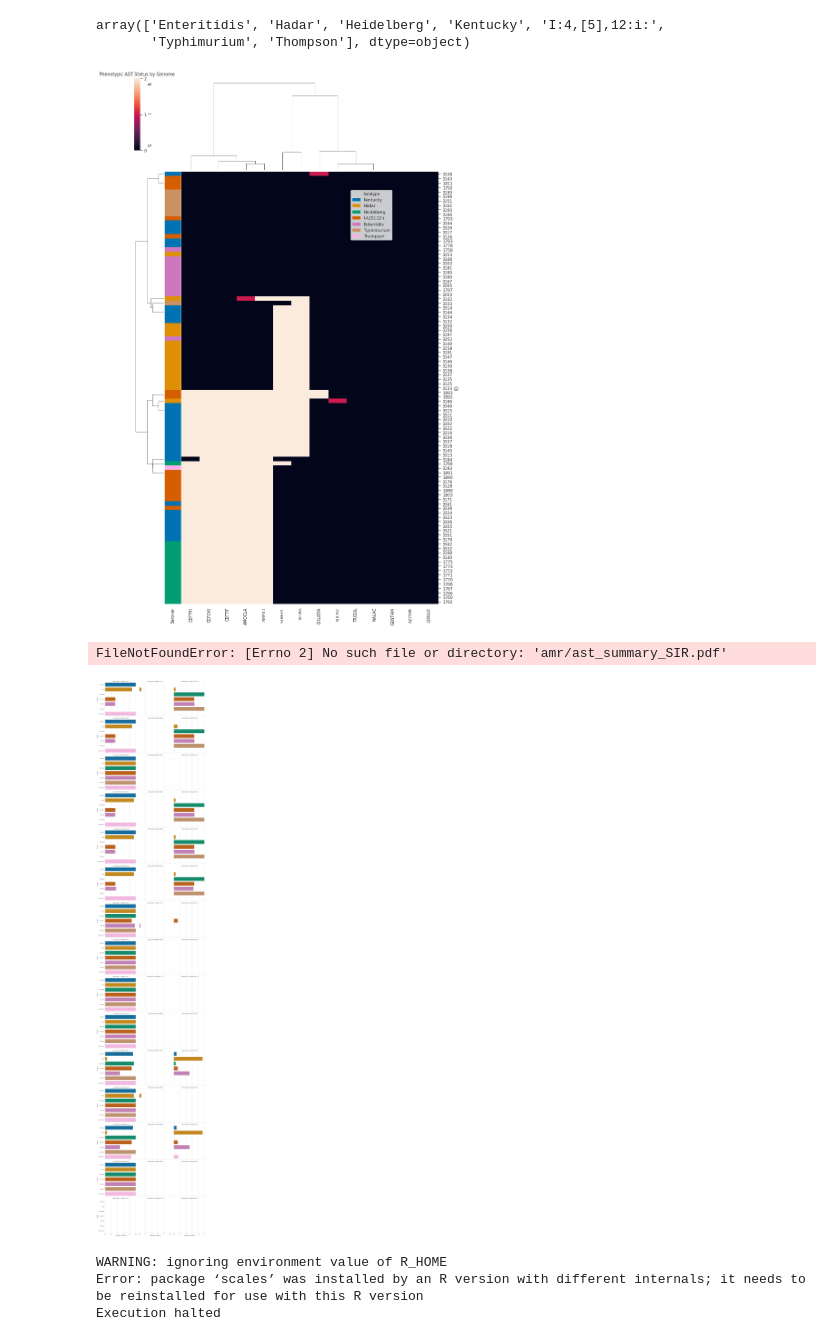
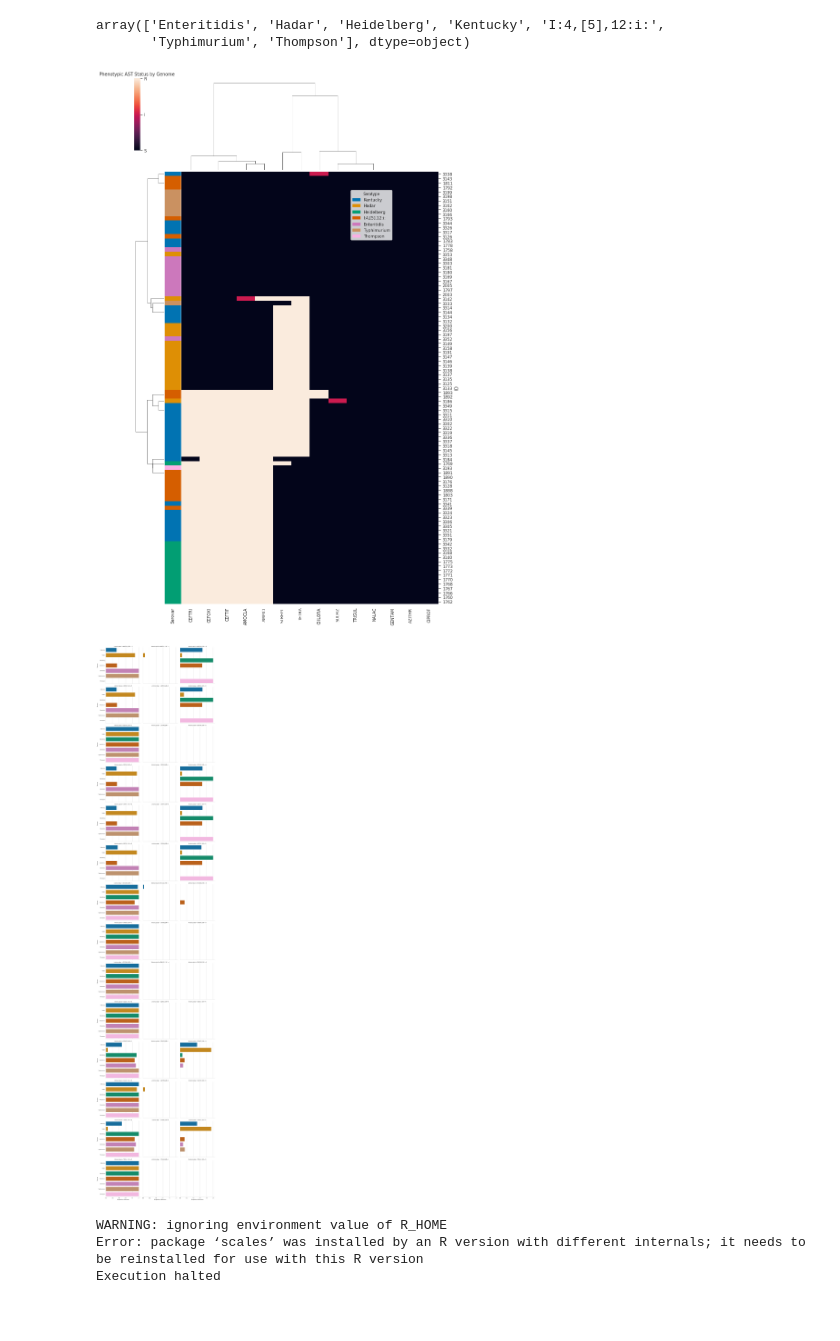
Before and after one commit to fmaguire/aafc_salmonella, a Jupyter notebook: salmonella_analyses.ipynb, the cells around one changed output. Drawn from its saved outputs; the diff is of its cells as text; code cells hidden in the pictures; blank space fills up the shorter version.

Commit message:
Add AST analyses

```diff
--- a/salmonella_analyses.ipynb
+++ b/salmonella_analyses.ipynb
@@ -208,6 +208,9 @@ array(['Enteritidis', 'Hadar', 'Heidelberg', 'Kentucky', 'I:4,[5],12:i:',
        'Typhimurium', 'Thompson'], dtype=object)
 # %%
 # set consistent colors for serotype
+sero_order = ['Kentucky', 'Hadar', 'Heidelberg',
+                     'I:4,[5],12:i:', 'Enteritidis',
+                     'Typhimurium', 'Thompson']
 sero_lut = dict(zip(['Kentucky', 'Hadar', 'Heidelberg',
                      'I:4,[5],12:i:', 'Enteritidis',
                      'Typhimurium', 'Thompson'], sns.color_palette().as_hex()))
@@ -226,40 +229,42 @@ legend_TN = [mpatches.Patch(color=c, label=l) for l,c in sero_lut.items()]
 
 g = sns.clustermap(sir_labels, row_colors=colors, cbar_kws={'ticks': [0,1,2]}, xticklabels=True,
                    yticklabels=True, figsize=(12,22))
-plt.ylabel('S                      I                    R')
+plt.yticks([0,1,2], ['S', 'I', 'R'])
 plt.title("Phenotypic AST Status by Genome")
 l2 = g.ax_heatmap.legend(loc='center left',bbox_to_anchor=(0.65,0.9),handles=legend_TN, frameon=True)
 l2.set_title(title='Serotype',prop={'size':8})
 plt.subplots_adjust(bottom=0.15)
 plt.setp(g.ax_heatmap.get_xticklabels(), rotation=90)
 plt.tight_layout()
-#plt.savefig('amr/ast_summary_clustermap')
+plt.savefig('analyses/ast/ast_summary_clustermap.svg')
+plt.savefig('analyses/ast/ast_summary_clustermap.pdf')
 # %% [output]
-[figure, old version]
+[figure, new version]
 # %%
-df = ast_df.drop("Date Read", axis=1)
+df = ast_df.drop(["Date Read", 'serotype'], axis=1)
 
 # so we can normalise the counts
 total_serovars_in_dataset = ast_df['Serovar'].value_counts()
 
 # tally up the SIR statuses
 df = pd.melt(df, id_vars='Serovar', var_name='Antimicrobial', value_name='SIR')
 df = df.groupby(['Serovar', 'Antimicrobial', 'SIR']).size().unstack(fill_value=0).reset_index()
 
 norm_df = df.set_index('Serovar').join(total_serovars_in_dataset)
 
 norm_df['S'] = norm_df['S'] / norm_df['Serovar']
 norm_df['I'] = norm_df['I'] / norm_df['Serovar']
 norm_df['R'] = norm_df['R'] / norm_df['Serovar']
 
 norm_df = norm_df.reset_index()
 norm_df = norm_df.drop('Serovar', axis=1)
 norm_df = norm_df.rename(columns={'index': 'Serovar'})
 norm_df = pd.melt(norm_df, id_vars=['Serovar', 'Antimicrobial'], var_name='SIR', value_name='Proportion of Serovars')
 
-sns.factorplot(data=norm_df, col = 'SIR', col_order = ['S', 'I', 'R'], row = "Antimicrobial", y="Serovar", x="Proportion of Serovars", kind='bar')
-save_figure('amr/ast_summary_SIR')
+sns.factorplot(data=norm_df, col = 'SIR', col_order = ['S', 'I', 'R'], order = sero_order, row = "Antimicrobial", y="Serovar", x="Proportion of Serovars", kind='bar')
+plt.subplots_adjust(bottom=0.02)
+plt.savefig('analyses/ast/ast_summary.pdf')
+plt.savefig('analyses/ast/ast_summary.svg')
 # %% [output]
-FileNotFoundError: [Errno 2] No such file or directory: 'amr/ast_summary_SIR.pdf'
-[figure, old version]
+[figure, new version]
 # %%
```
Also changed, not shown: parts of 9 cells of this notebook, 14 other files.
